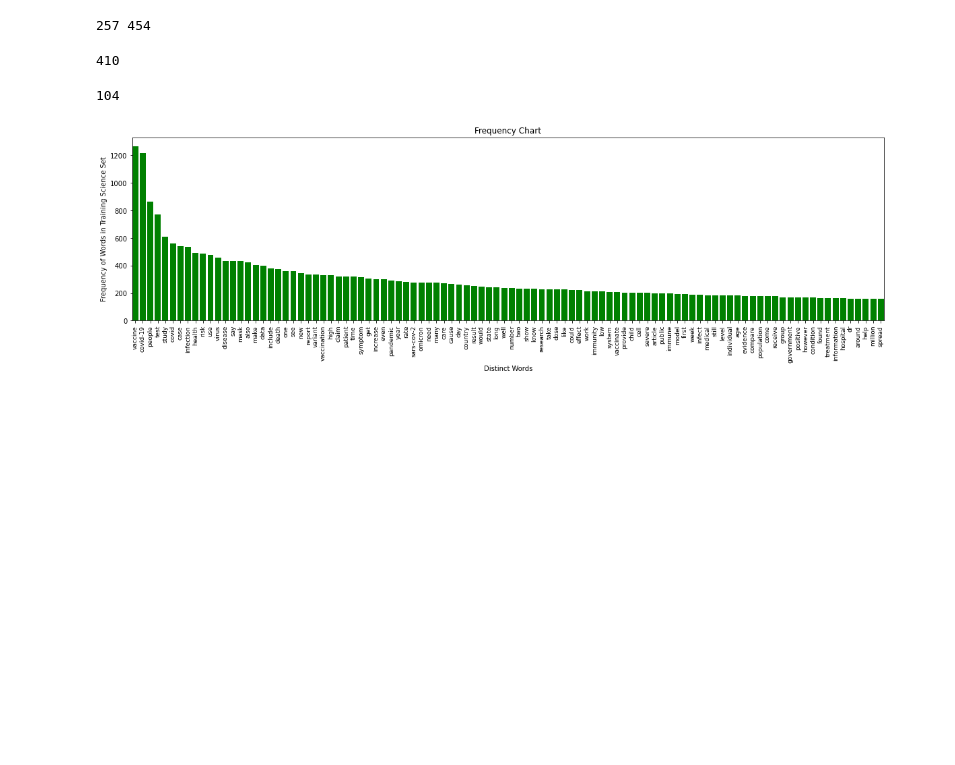
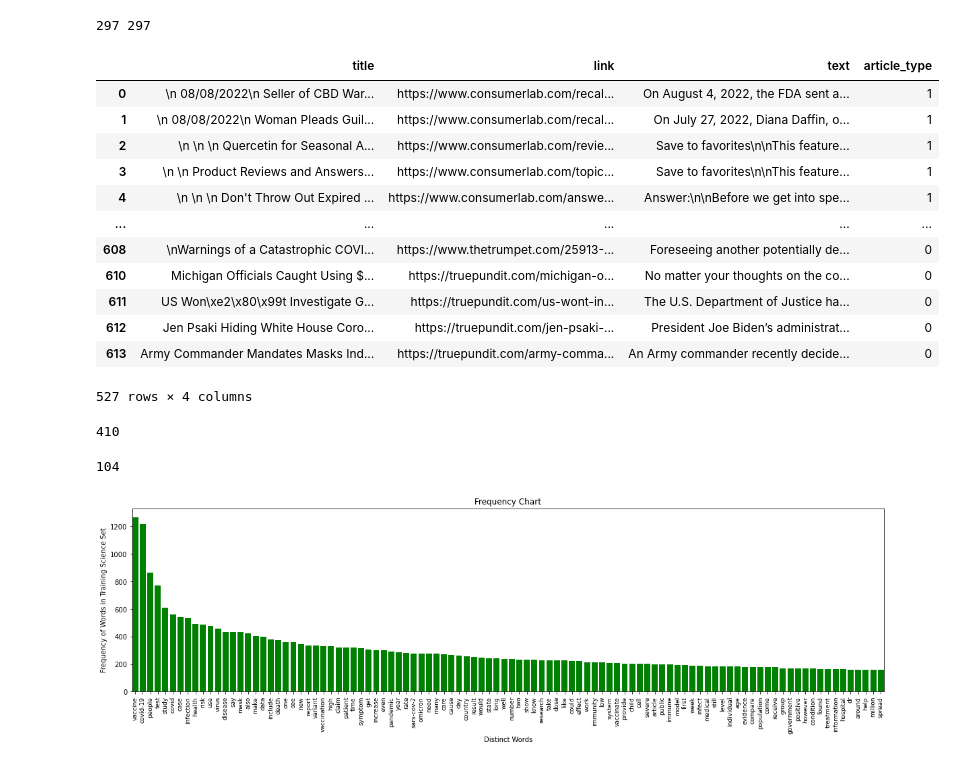
Before and after one commit to isobarbaric/TruthGuard, a Jupyter notebook: ML Model Training/models.ipynb, the cells around one changed output. Saved outputs shown, nothing was run; the diff lists cells and outputs as text; code cells hidden in the pictures; blank space fills up the shorter version.

Commit message:
just made the same mistake

```diff
--- a/ML Model Training/models.ipynb
+++ b/ML Model Training/models.ipynb
@@ -3,8 +3,13 @@
 
 import json
 
-scientific_articles = json.loads(open('../data/science.json').read())
-conspiracy_articles = json.loads(open('../data/conspiracy.json').read())
+# replace below code with proper code
+
+with open('../Data/processed/science.json') as science_storage:
+    scientific_articles = json.loads(science_storage.read())
+
+with open('../Data/processed/conspiracy.json') as conspiracy_storage:
+    conspiracy_articles = json.loads(conspiracy_storage.read())
 
 print(len(scientific_articles), len(conspiracy_articles))
 
@@ -12,4 +17,4 @@ min_len = min(len(scientific_articles), len(conspiracy_articles))
 scientific_articles = scientific_articles[:min_len]
 conspiracy_articles = conspiracy_articles[:min_len]
 # %% [output]
-257 454
+297 297
@@ -16,3 +23,20 @@ conspiracy_articles = conspiracy_articles[:min_len]
+# %%
+# just added this,  integrate this dataframe into the rest of the code
+pd.read_pickle('../Data/processed/processed_data.pkl')
+# %% [output]
+|  | title | link | text | article_type |
+| 0 | \n 08/08/2022\n Seller of CBD War... | https://www.consumerlab.com/recal... | On August 4, 2022, the FDA sent a... | 1 |
+| 1 | \n 08/08/2022\n Woman Pleads Guil... | https://www.consumerlab.com/recal... | On July 27, 2022, Diana Daffin, o... | 1 |
+| 2 | \n \n \n Quercetin for Seasonal A... | https://www.consumerlab.com/revie... | Save to favorites\n\nThis feature... | 1 |
+| 3 | \n \n Product Reviews and Answers... | https://www.consumerlab.com/topic... | Save to favorites\n\nThis feature... | 1 |
+| 4 | \n \n \n Don't Throw Out Expired ... | https://www.consumerlab.com/answe... | Answer:\n\nBefore we get into spe... | 1 |
+| ... | ... | ... | ... | ... |
+| 608 | \nWarnings of a Catastrophic COVI... | https://www.thetrumpet.com/25913-... | Foreseeing another potentially de... | 0 |
+| 610 | Michigan Officials Caught Using $... | https://truepundit.com/michigan-o... | No matter your thoughts on the co... | 0 |
+| 611 | US Won\xe2\x80\x99t Investigate G... | https://truepundit.com/us-wont-in... | The U.S. Department of Justice ha... | 0 |
+| 612 | Jen Psaki Hiding White House Coro... | https://truepundit.com/jen-psaki-... | President Joe Biden’s administrat... | 0 |
+| 613 | Army Commander Mandates Masks Ind... | https://truepundit.com/army-comma... | An Army commander recently decide... | 0 |
+527 rows × 4 columns
 # %%
 # splitting articles between training and test sets twice, once for the scientific ones and once for the conspiracy ones
 
```
Also changed, not shown: parts of 1 cell of this notebook, 6 other files.
